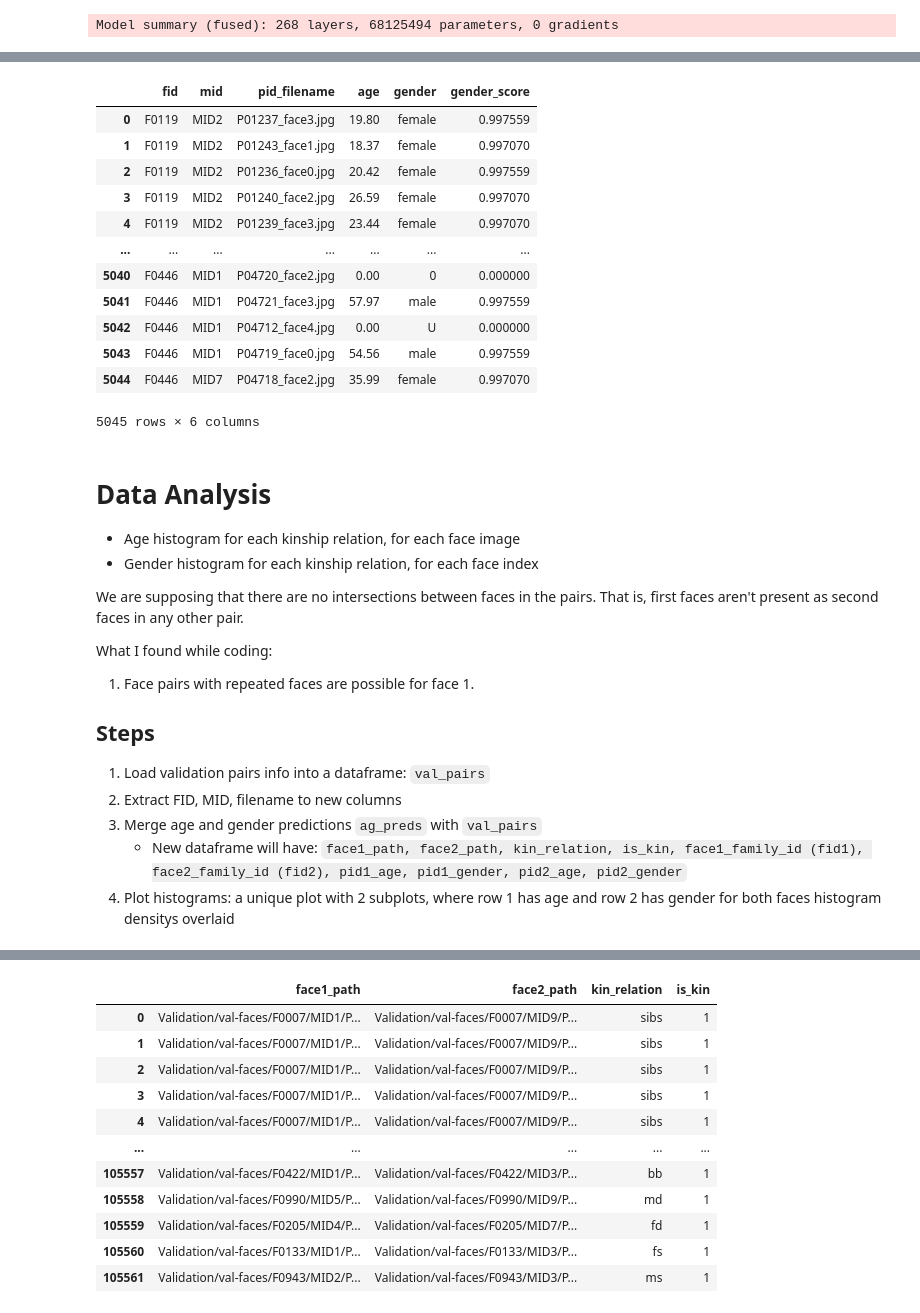
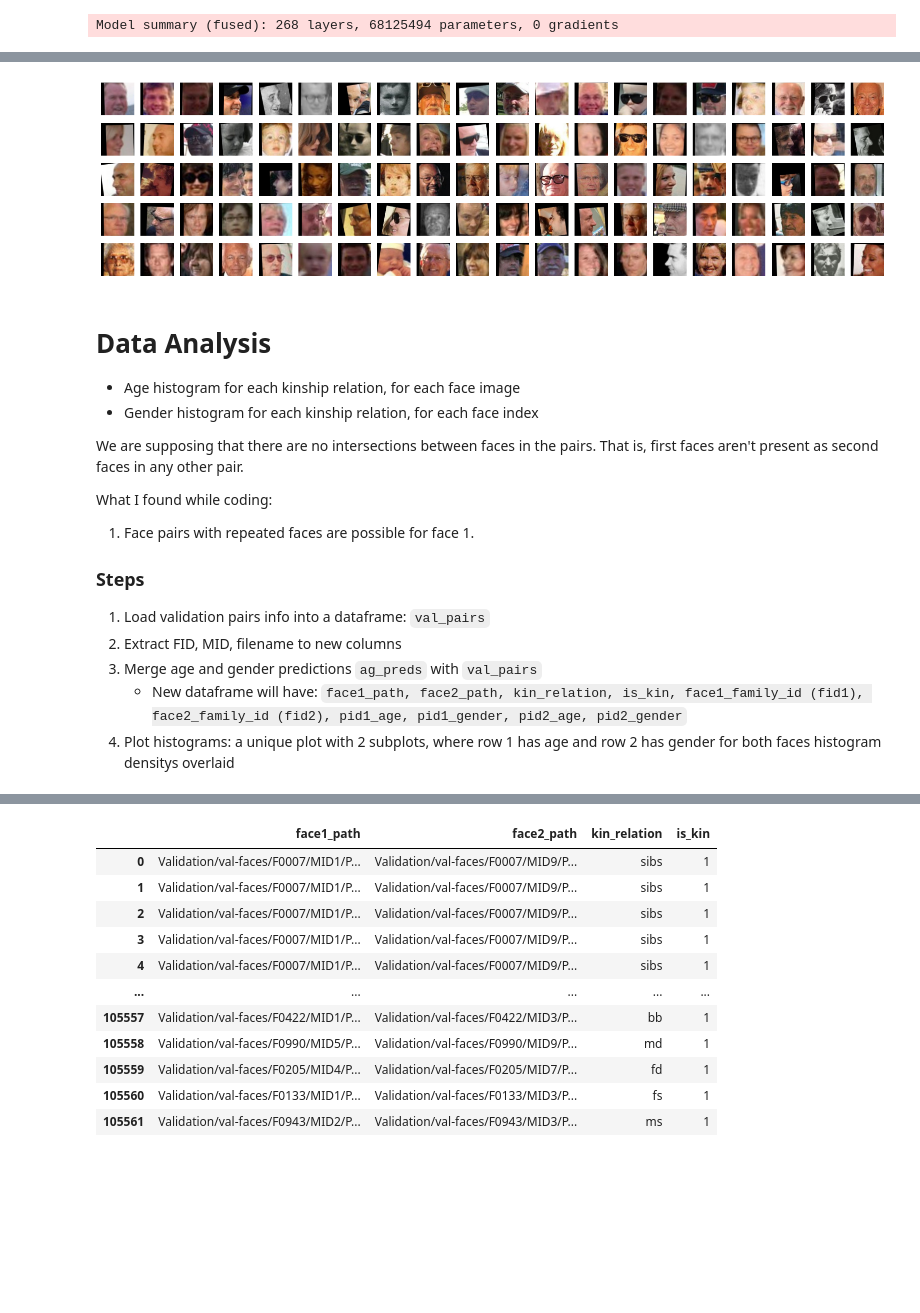
Before and after one commit to vitalwarley/research, a Jupyter notebook: notebooks/rfiw_age_gender_analysis.ipynb, the cells around one changed output, grey strips where cells are left out. Drawn from its saved outputs; the diff is of its cells as text; code cells hidden in the pictures; blank space fills up the shorter version.

```diff
--- a/notebooks/rfiw_age_gender_analysis.ipynb
+++ b/notebooks/rfiw_age_gender_analysis.ipynb
@@ -116,21 +90,22 @@ ag_preds
-# %%
-ag_preds.fillna(0, inplace=True)
-ag_preds.replace({None: 'unknown'}, inplace=True)
-ag_preds
-# %% [output]
-|  | fid | mid | pid_filename | age | gender | gender_score |
-| 0 | F0119 | MID2 | P01237_face3.jpg | 19.80 | female | 0.997559 |
-| 1 | F0119 | MID2 | P01243_face1.jpg | 18.37 | female | 0.997070 |
-| 2 | F0119 | MID2 | P01236_face0.jpg | 20.42 | female | 0.997559 |
-| 3 | F0119 | MID2 | P01240_face2.jpg | 26.59 | female | 0.997070 |
-| 4 | F0119 | MID2 | P01239_face3.jpg | 23.44 | female | 0.997070 |
-| ... | ... | ... | ... | ... | ... | ... |
-| 5040 | F0446 | MID1 | P04720_face2.jpg | 0.00 | 0 | 0.000000 |
-| 5041 | F0446 | MID1 | P04721_face3.jpg | 57.97 | male | 0.997559 |
-| 5042 | F0446 | MID1 | P04712_face4.jpg | 0.00 | U | 0.000000 |
-| 5043 | F0446 | MID1 | P04719_face0.jpg | 54.56 | male | 0.997559 |
-| 5044 | F0446 | MID7 | P04718_face2.jpg | 35.99 | female | 0.997070 |
-5045 rows × 6 columns
+# %%
+import matplotlib.pyplot as plt
+
+fig, axes = plt.subplots(5, 20, figsize=(20, 5))
+axes = [ax for axes_ in axes for ax in axes_]
+
+errors = ag_preds[ag_preds.gender == "unk"].sample(n=100).reset_index(drop=True)
+
+for idx, row in errors.iterrows():
+    img_fp = str(Path(DATA_DIR, row.fid, row.mid, row.pid_filename).resolve())
+    img = cv2.imread(img_fp)
+    img = cv2.cvtColor(img, cv2.COLOR_BGR2RGB)
+    ax = axes[idx]
+    ax.imshow(img)
+    ax.axis('off')
+
+plt.show()
+# %% [output]
+[figure, added]
 # %% [markdown]
 # Data Analysis
 
@@ -143,7 +118,7 @@ What I found while coding:
 
 1. Face pairs with repeated faces are possible for face 1.
 
-## Steps
+### Steps
 
 1. Load validation pairs info into a dataframe: `val_pairs`
 2. Extract FID, MID, filename to new columns
```
Also changed, not shown: parts of 37 cells of this notebook, 2 other files.
